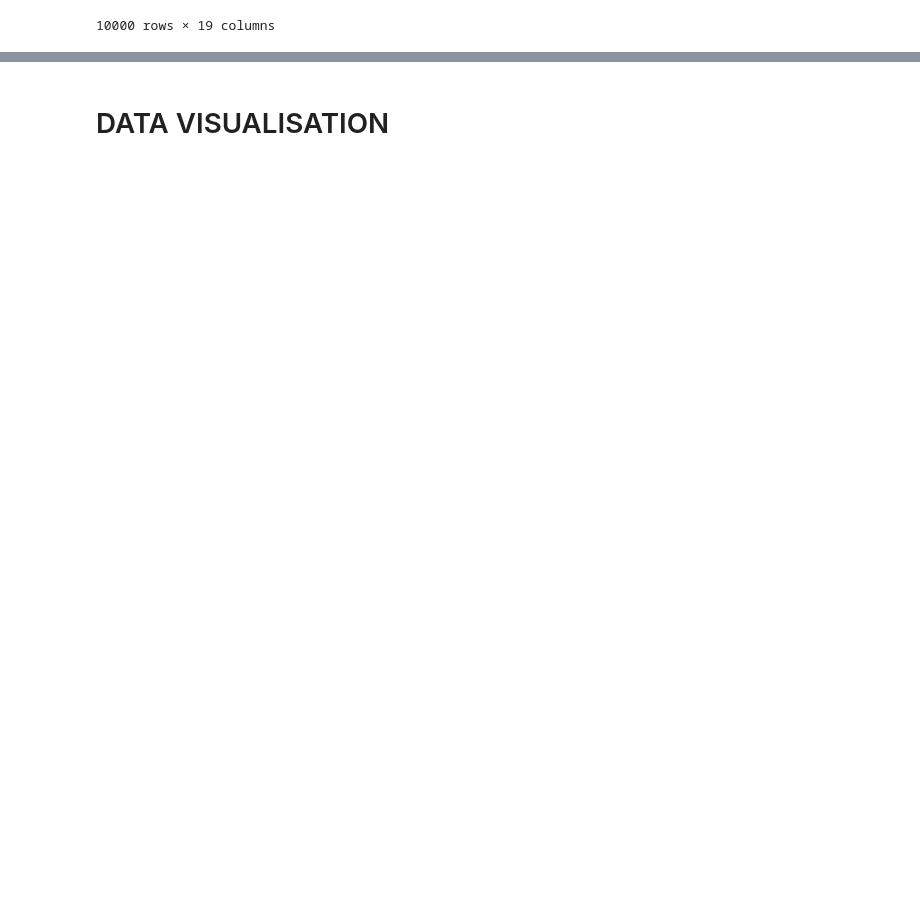
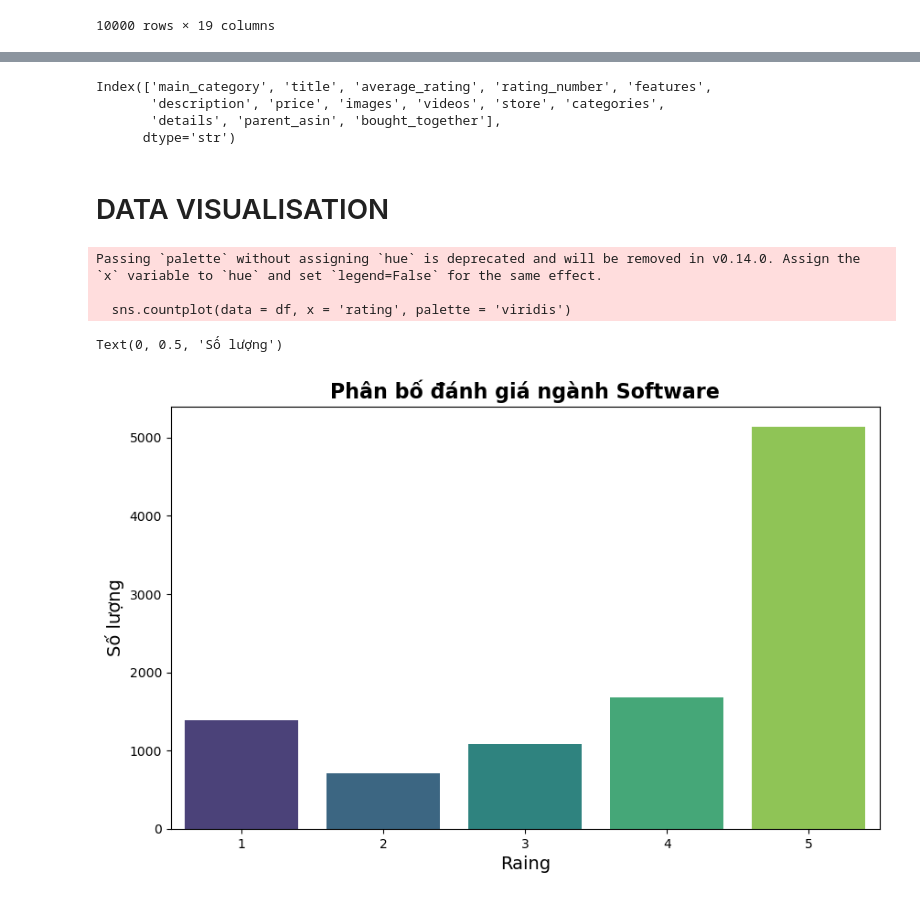
Before and after one commit to duymanh1606/Recommender-System-Using-Amazon-Reviews, a Jupyter notebook: notebook/analyze.ipynb, the cells around one changed output, grey strips where cells are left out. Drawn from its saved outputs; the diff is of its cells as text; code cells hidden in the pictures; blank space fills up the shorter version.

```diff
--- a/notebook/analyze.ipynb
+++ b/notebook/analyze.ipynb
@@ -161,2 +177,22 @@ df
+# %%
+meta_software.columns
+# %% [output]
+Index(['main_category', 'title', 'average_rating', 'rating_number', 'features',
+       'description', 'price', 'images', 'videos', 'store', 'categories',
+       'details', 'parent_asin', 'bought_together'],
+      dtype='str')
 # %% [markdown]
 # DATA VISUALISATION
+# %%
+df = software
+fig = plt.figure(figsize=(10, 6))
+sns.countplot(data = df, x = 'rating', palette = 'viridis')
+plt.title("Phân bố đánh giá ngành Software", fontsize = 16, fontweight = 'bold')
+plt.xlabel("Raing", fontsize = 14)
+plt.ylabel("Số lượng", fontsize = 14)
+# %% [output]
+Passing `palette` without assigning `hue` is deprecated and will be removed in v0.14.0. Assign the `x` variable to `hue` and set `legend=False` for the same effect.
+
+  sns.countplot(data = df, x = 'rating', palette = 'viridis')
+Text(0, 0.5, 'Số lượng')
+[figure, added]
```
Also changed, not shown: parts of 3 cells of this notebook, 3 other files.
